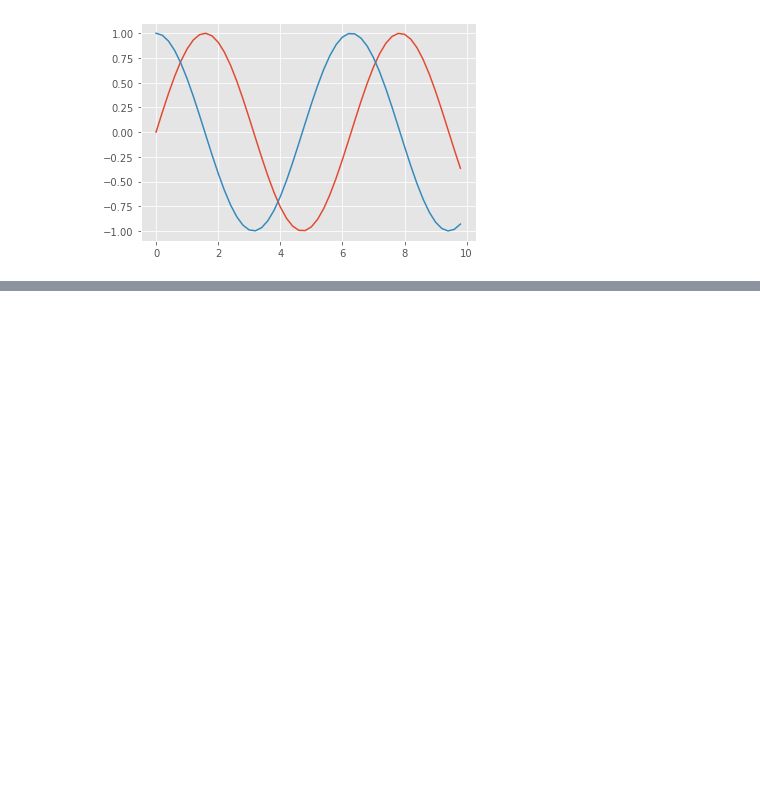
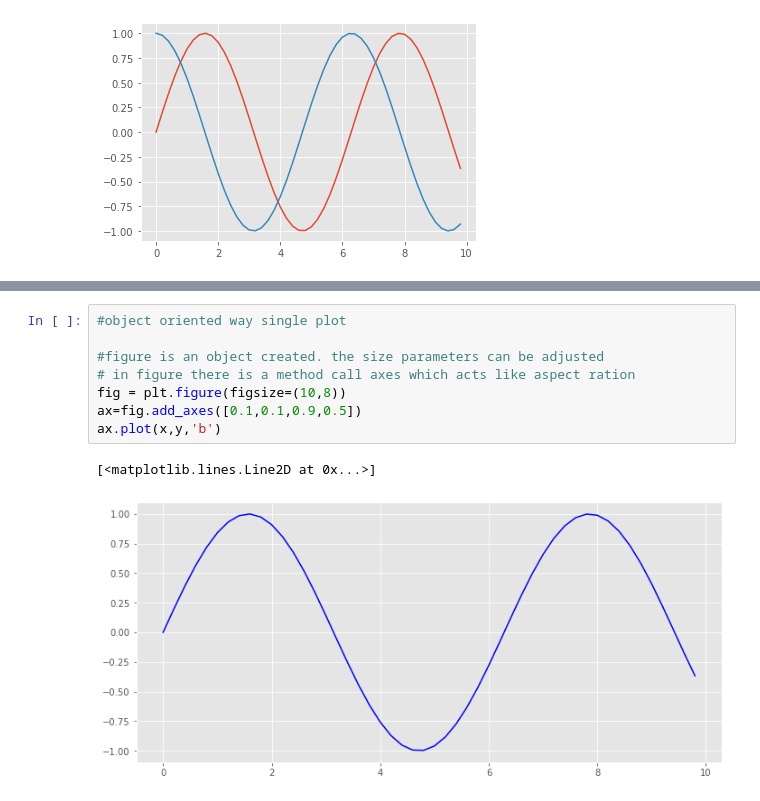
Before and after one commit to kazimosiurahman/Data_viz, a Jupyter notebook: data_viz.ipynb, the cells around one changed output, grey strips where cells are left out. Saved outputs shown, nothing was run; the diff lists cells and outputs as text; blank space fills up the shorter version.

```diff
--- a/data_viz.ipynb
+++ b/data_viz.ipynb
@@ -77,0 +90,11 @@ plt.plot(x,y,x,z)
+# %%
+#object oriented way single plot
+
+#figure is an object created. the size parameters can be adjusted
+# in figure there is a method call axes which acts like aspect ration
+fig = plt.figure(figsize=(10,8))
+ax=fig.add_axes([0.1,0.1,0.9,0.5])
+ax.plot(x,y,'b')
+# %% [output]
+[<matplotlib.lines.Line2D at 0x...>]
+[figure, added]
```
Also changed, not shown: parts of 1 cell of this notebook.
